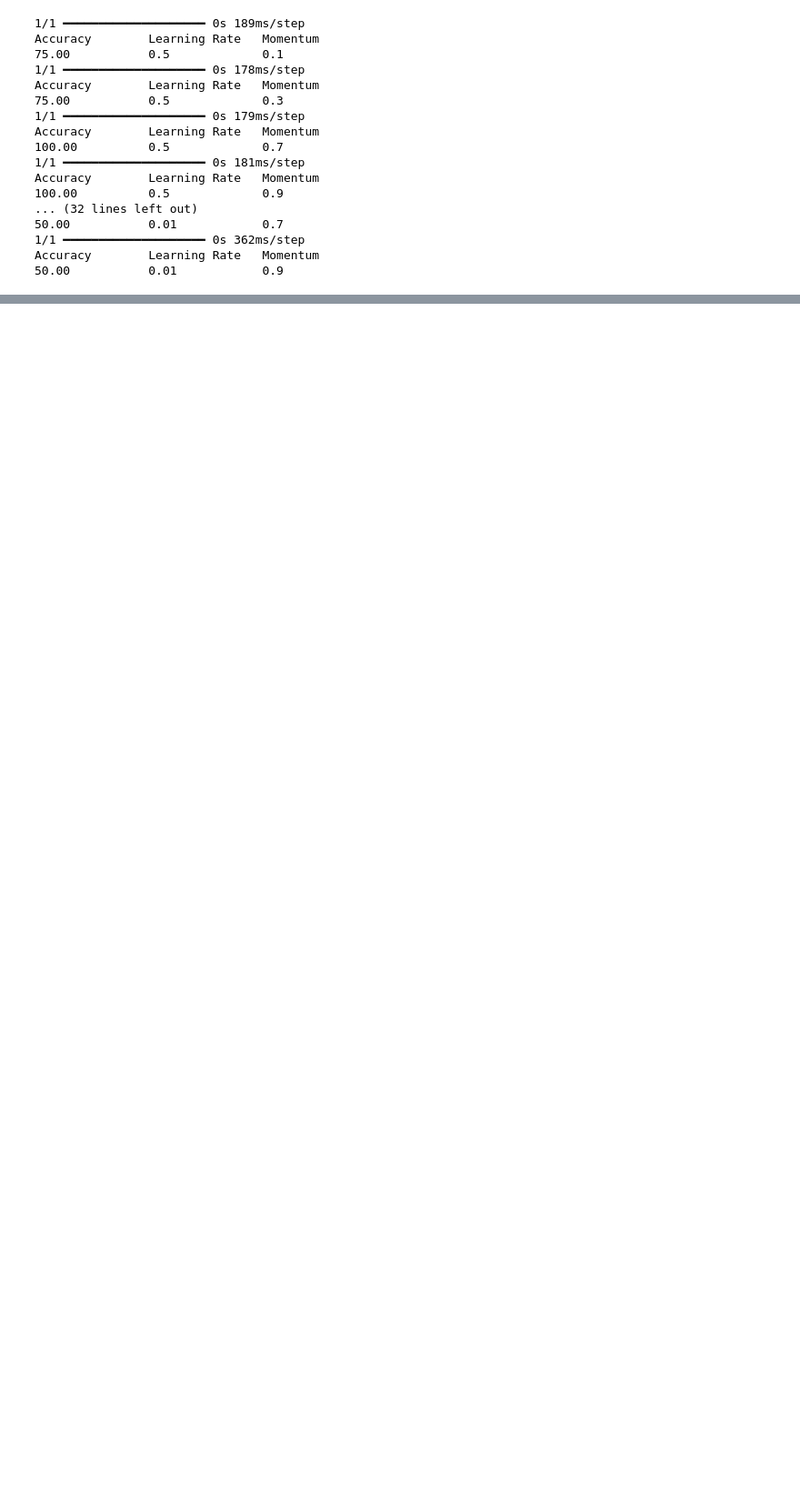
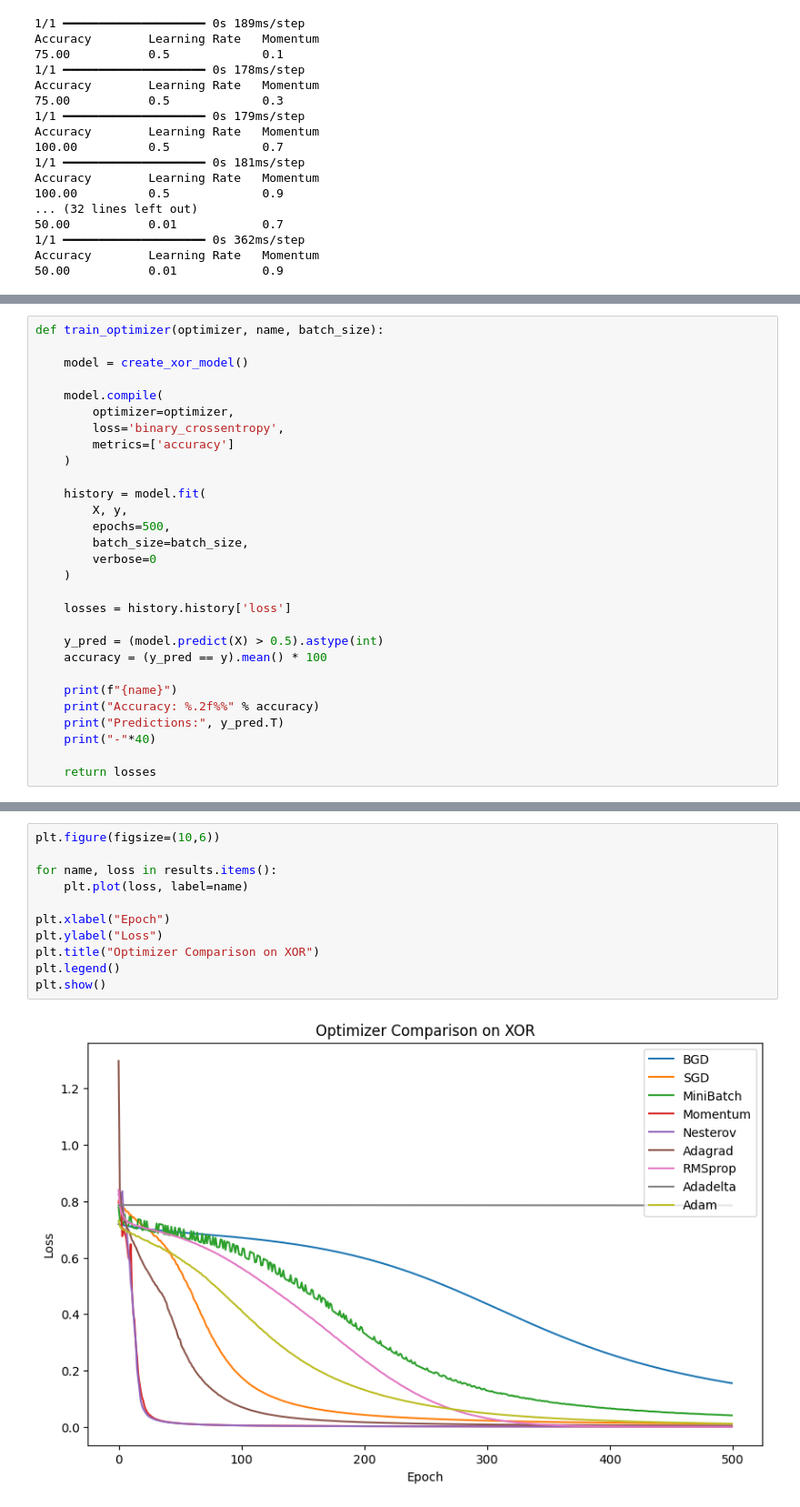
Before and after one commit to KeerthanaSistla/Sem6DeepLearning, a Jupyter notebook: DeepLearningSem6.ipynb, the cells around one changed output, grey strips where cells are left out. Shown at 91% size. Drawn from its saved outputs; the diff is of its cells as text; blank space fills up the shorter version.

```diff
--- a/DeepLearningSem6.ipynb
+++ b/DeepLearningSem6.ipynb
@@ -865,0 +1061,29 @@ KeyboardInterrupt:
+# %%
+def train_optimizer(optimizer, name, batch_size):
+
+    model = create_xor_model()
+
+    model.compile(
+        optimizer=optimizer,
+        loss='binary_crossentropy',
+        metrics=['accuracy']
+    )
+
+    history = model.fit(
+        X, y,
+        epochs=500,
+        batch_size=batch_size,
+        verbose=0
+    )
+
+    losses = history.history['loss']
+
+    y_pred = (model.predict(X) > 0.5).astype(int)
+    accuracy = (y_pred == y).mean() * 100
+
+    print(f"{name}")
+    print("Accuracy: %.2f%%" % accuracy)
+    print("Predictions:", y_pred.T)
+    print("-"*40)
+
+    return losses
@@ -865,0 +1207,13 @@ KeyboardInterrupt:
+# %%
+plt.figure(figsize=(10,6))
+
+for name, loss in results.items():
+    plt.plot(loss, label=name)
+
+plt.xlabel("Epoch")
+plt.ylabel("Loss")
+plt.title("Optimizer Comparison on XOR")
+plt.legend()
+plt.show()
+# %% [output]
+[figure, added]
```
Also changed, not shown: parts of 26 cells of this notebook.
